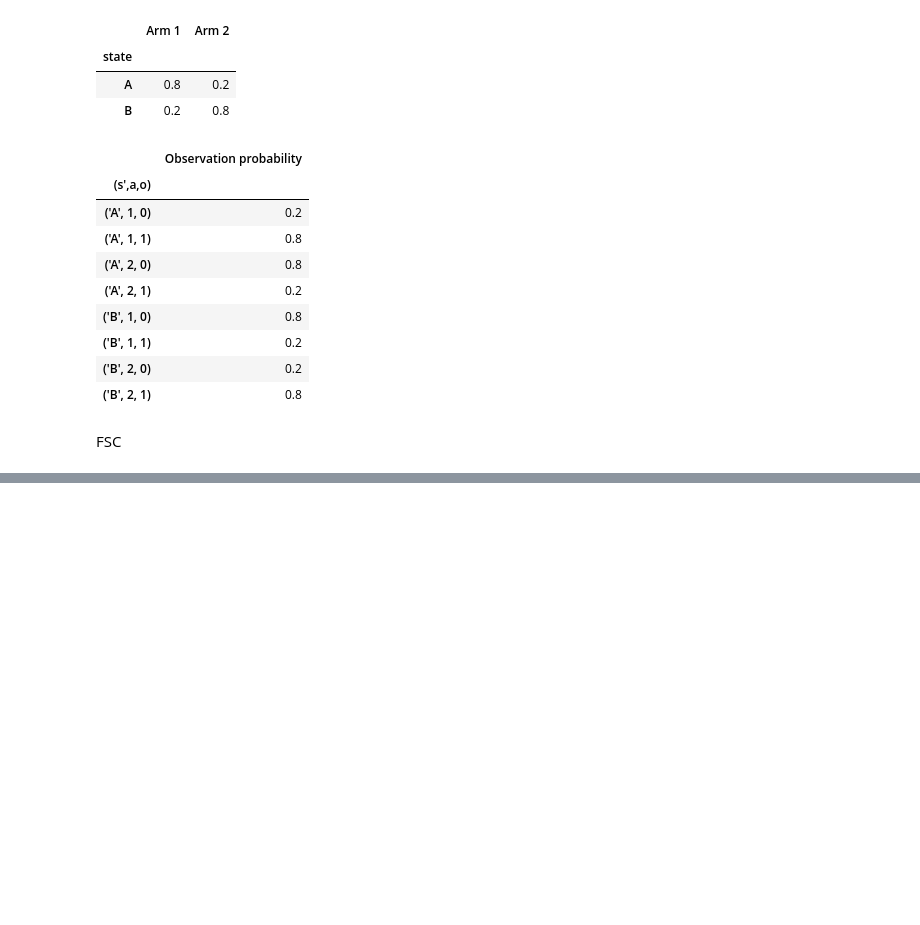
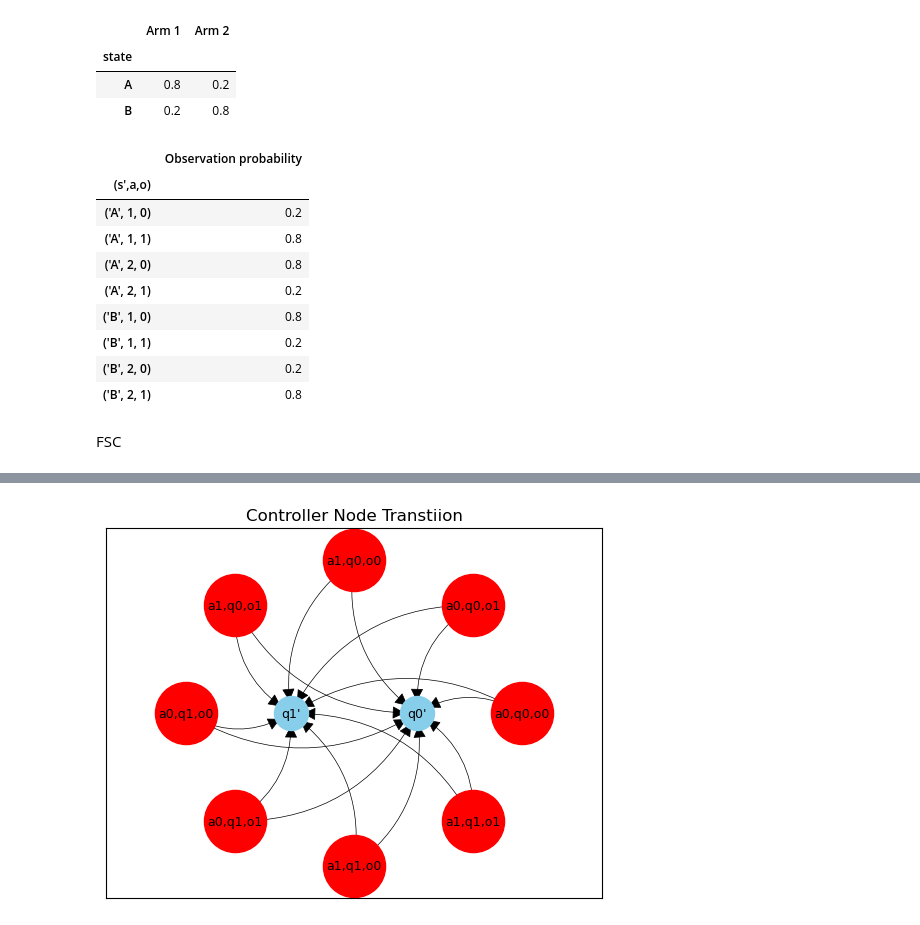
Before and after one commit to malikbf5/FSC-optimization, a Jupyter notebook: Bernoulli Bandits/Bernoulli Bandits.ipynb, the cells around one changed output, grey strips where cells are left out. Drawn from its saved outputs; the diff is of its cells as text; code cells hidden in the pictures; blank space fills up the shorter version.

```diff
--- a/Bernoulli Bandits/Bernoulli Bandits.ipynb
+++ b/Bernoulli Bandits/Bernoulli Bandits.ipynb
@@ -295,0 +351,56 @@ $x[0,1,0,1] == x[0,1,0,0]$
+# %%
+nodesprime = [qnode + "\'" for qnode in nodes]
+# create transition graph
+G1 = nx.MultiDiGraph()
+
+# create controller nodes (q')
+for qprime in nodesprime:
+    G1.add_node(qprime)
+
+# transition node list
+transnodelist = []
+
+# create (a,q,o) nodes and add edges to q' nodes
+for qnode in nodes:
+    for actionnode in actions:
+        for observation in observations:
+            G1.add_node((actionnode, qnode, observation))
+            transnodelist.append((actionnode, qnode, observation))
+            for qprime in nodesprime:
+                G1.add_edge((actionnode, qnode, observation), qprime , probability = nodetrans[(int(qprime[1]), int(actionnode[1]), int(qnode[1]), int(observation[1]))])
+
+# positions for controller nodes (q')
+space_nodes = 1
+# position nodes horizontally with space_nodes between them
+nodepos = horiz_pos(len(nodes), space = space_nodes)
+for qprime in nodesprime:
+    pos[qprime] = nodepos.pop(0)
+
+# positions for (a,q,o) nodes
+radius = len(nodesprime) * space_nodes / 1.5
+# position (a,q,o) nodes circularly around the controller nodes (q')
+nodetranspos = action_node_pos(len(actions)* len(nodes) * len(observations), (0,0), radius)
+for qnode in nodes:
+    for actionnode in actions:
+        for observation in observations:
+            pos[(actionnode, qnode, observation)] = nodetranspos.pop(0)
+
+# Draw nodes
+nx.draw_networkx_nodes(G1, pos,nodesprime, node_size=600, node_color='skyblue')
+nx.draw_networkx_nodes(G1, pos,transnodelist, node_size=2000, node_color='red')
+
+# Draw labels
+aq_labels = {currnode: currnode for currnode in G1.nodes if type(currnode) == str}
+aq_labels = {currnode: (str(currnode[0]) + ',' + str(currnode[1]) + ',' + str(currnode[2])  if type(currnode) == tuple else currnode ) for currnode in G1.nodes}
+nx.draw_networkx_labels(G1, pos,aq_labels, font_size=9, font_family="sans-serif")
+
+# Draw edges
+
+width_prob = [G1[e[0]][e[1]][0]['probability'] for e in G1.edges()]
+nx.draw_networkx_edges(G1, pos, width= width_prob , arrows=True, connectionstyle='arc3, rad = 0.3', arrowsize = 20)
+
+# plt.axis('off')
+plt.title('Controller Node Transtiion')
+plt.show()
+# %% [output]
+[figure, added]
```
Also changed, not shown: parts of 21 cells of this notebook.
